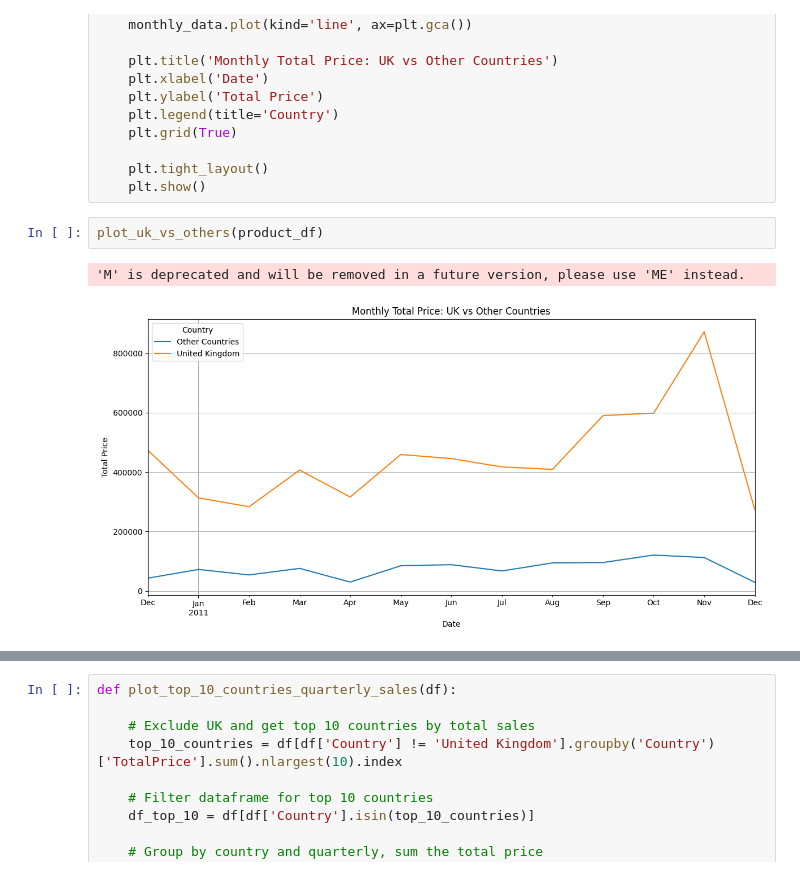
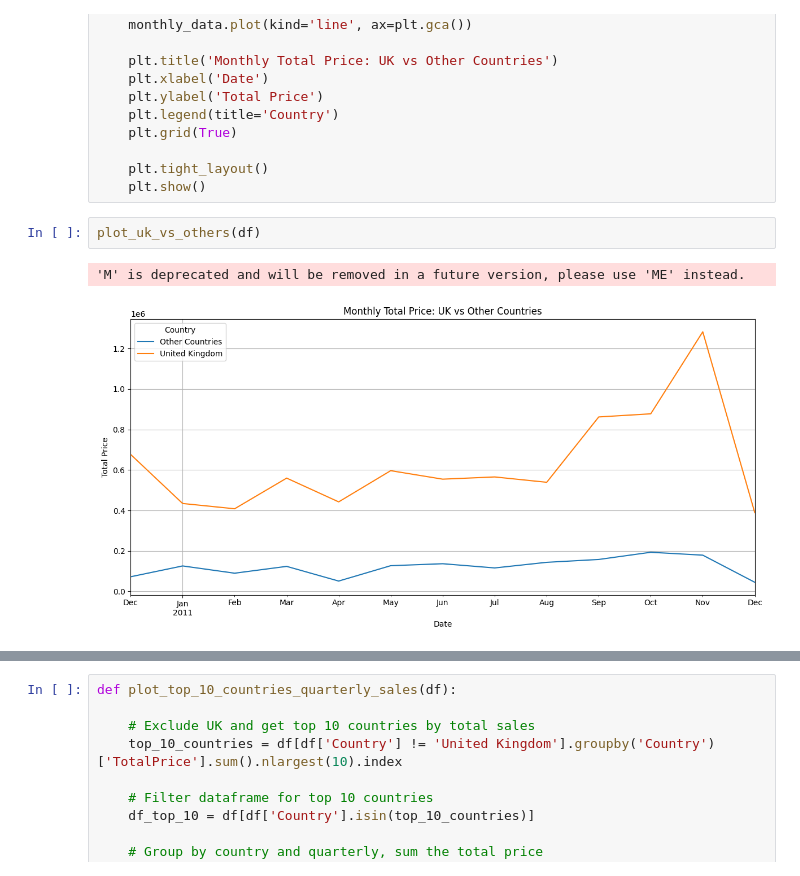
Before and after one commit to jamiebrawn/foil-online-retail-analysis, a Jupyter notebook: analysis.ipynb, the cells around one changed output, grey strips where cells are left out. Drawn from its saved outputs; the diff is of its cells as text.

```diff
--- a/analysis.ipynb
+++ b/analysis.ipynb
@@ -1571,7 +1593,7 @@ def plot_uk_vs_others(df):
     plt.tight_layout()
     plt.show()
 # %%
-plot_uk_vs_others(product_df)
+plot_uk_vs_others(df)
 # %% [output]
 'M' is deprecated and will be removed in a future version, please use 'ME' instead.
-[figure, old version]
+[figure, new version]
```
Also changed, not shown: parts of 27 cells of this notebook.
